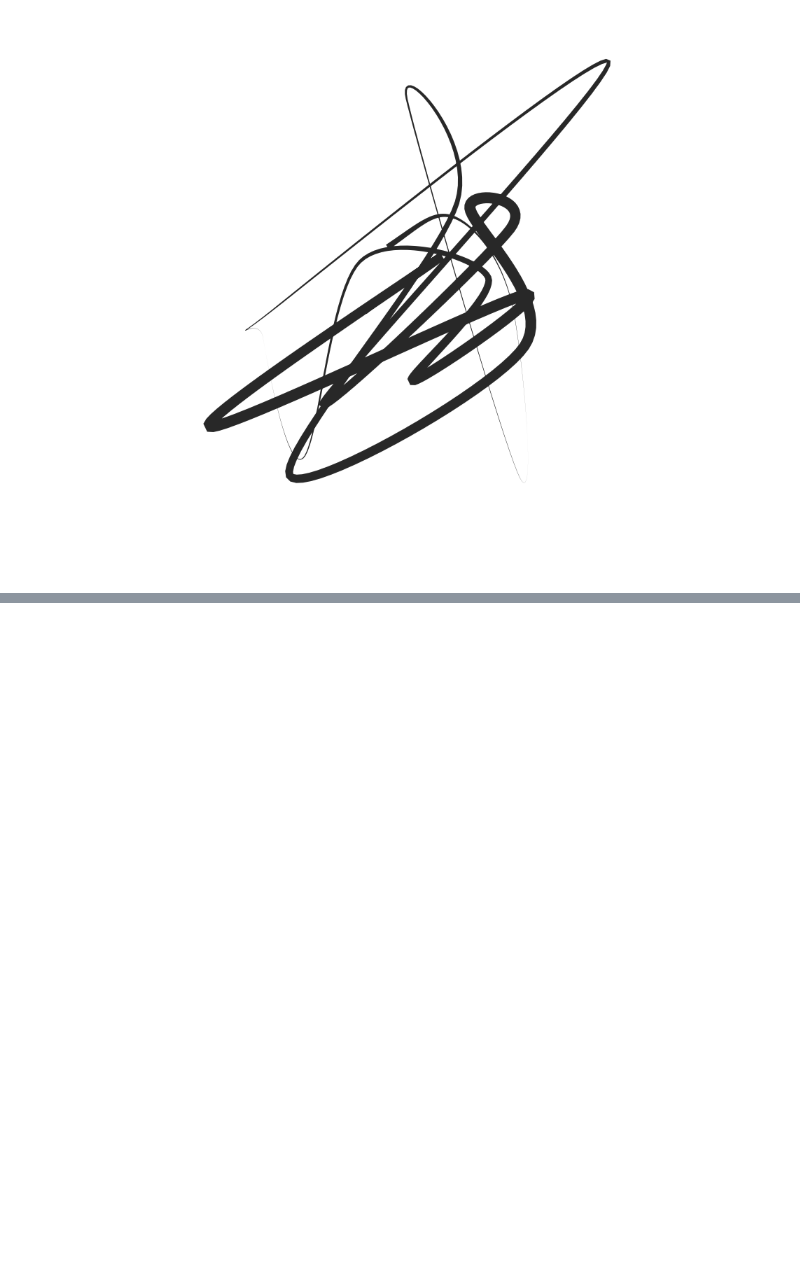
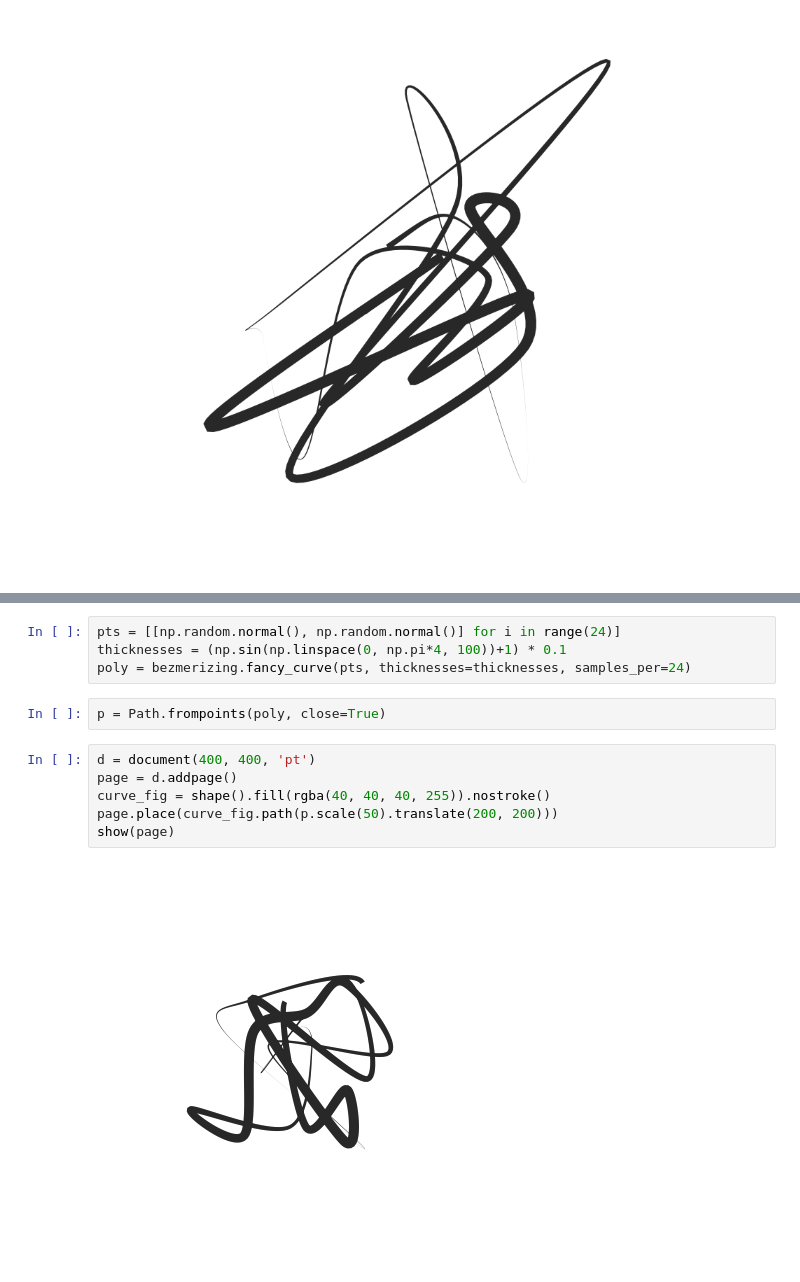
Before and after one commit to aparrish/bezmerizing, a Jupyter notebook: demo.ipynb, the cells around one changed output, grey strips where cells are left out. Saved outputs shown, nothing was run; the diff lists cells and outputs as text; blank space fills up the shorter version.

```diff
--- a/demo.ipynb
+++ b/demo.ipynb
@@ -196,0 +244,14 @@ show(page)
+# %%
+pts = [[np.random.normal(), np.random.normal()] for i in range(24)]
+thicknesses = (np.sin(np.linspace(0, np.pi*4, 100))+1) * 0.1
+poly = bezmerizing.fancy_curve(pts, thicknesses=thicknesses, samples_per=24)
+# %%
+p = Path.frompoints(poly, close=True)
+# %%
+d = document(400, 400, 'pt')
+page = d.addpage()
+curve_fig = shape().fill(rgba(40, 40, 40, 255)).nostroke()
+page.place(curve_fig.path(p.scale(50).translate(200, 200)))
+show(page)
+# %% [output]
+[figure, added]
```
Also changed, not shown: parts of 8 cells of this notebook, 5 other files.
